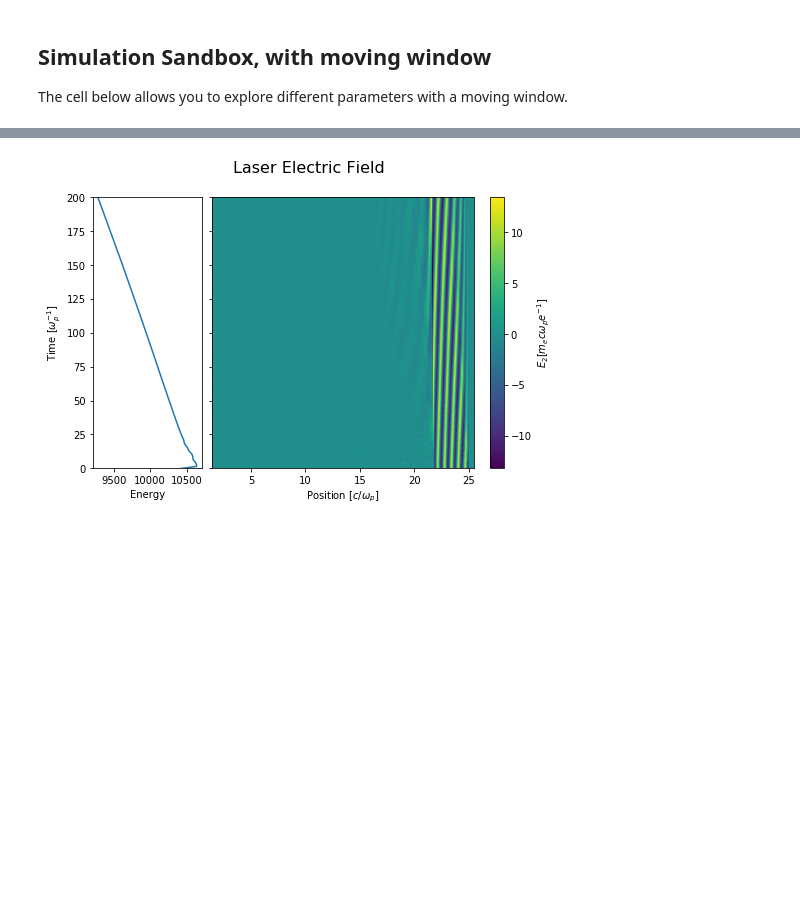
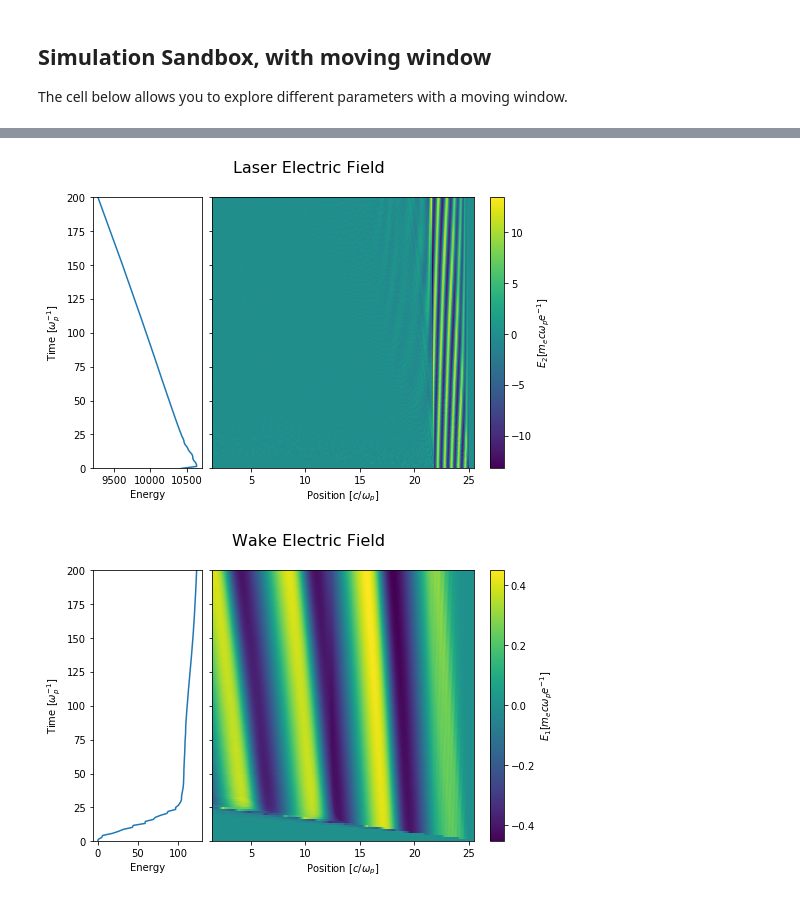
Before and after one commit to UCLA-Plasma-Simulation-Group/JupyterPIC, a Jupyter notebook: notebooks-260/LWFA-Workbook-1-Tajima-Dawson/LWFA-Workbook-1-Tajima-Dawson.ipynb, the cells around one changed output, grey strips where cells are left out. Cells and saved outputs as stored; diff of their text form; code cells hidden in the pictures; blank space fills up the shorter version.

Commit message:
updated xt plot to work for wakefield

```diff
--- a/notebooks-260/LWFA-Workbook-1-Tajima-Dawson/LWFA-Workbook-1-Tajima-Dawson.ipynb
+++ b/notebooks-260/LWFA-Workbook-1-Tajima-Dawson/LWFA-Workbook-1-Tajima-Dawson.ipynb
@@ -256,5 +246,7 @@ interactive(children=(IntSlider(value=0, description='file_no', max=6800, step=5
 # %%
 dirname = './case1-moving'
-xt_and_energy_plot(rundir=dirname)
+xt_and_energy_plot(rundir=dirname, field = 'e2')
+xt_and_energy_plot(rundir=dirname, field = 'e1')
 # %% [output]
 [figure]
+[figure, added]
```
Also changed, not shown: parts of 5 cells of this notebook, 1 other file.
